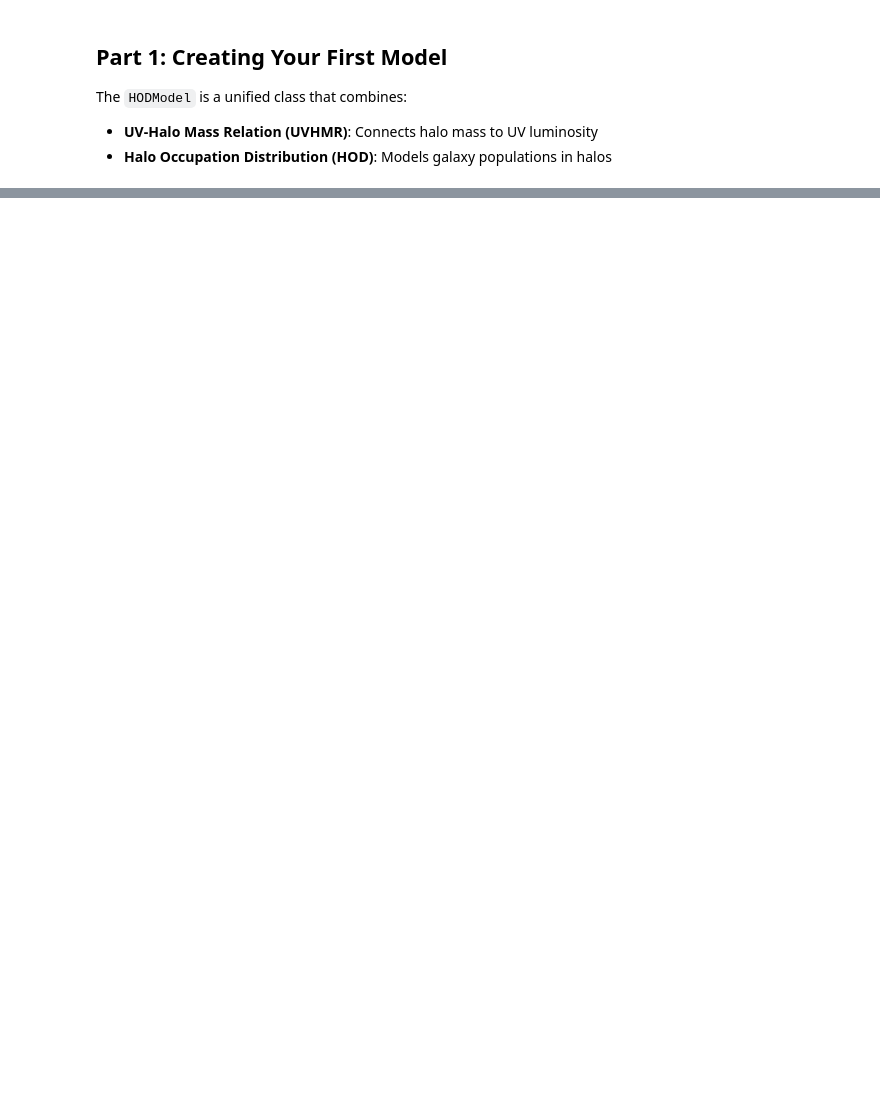
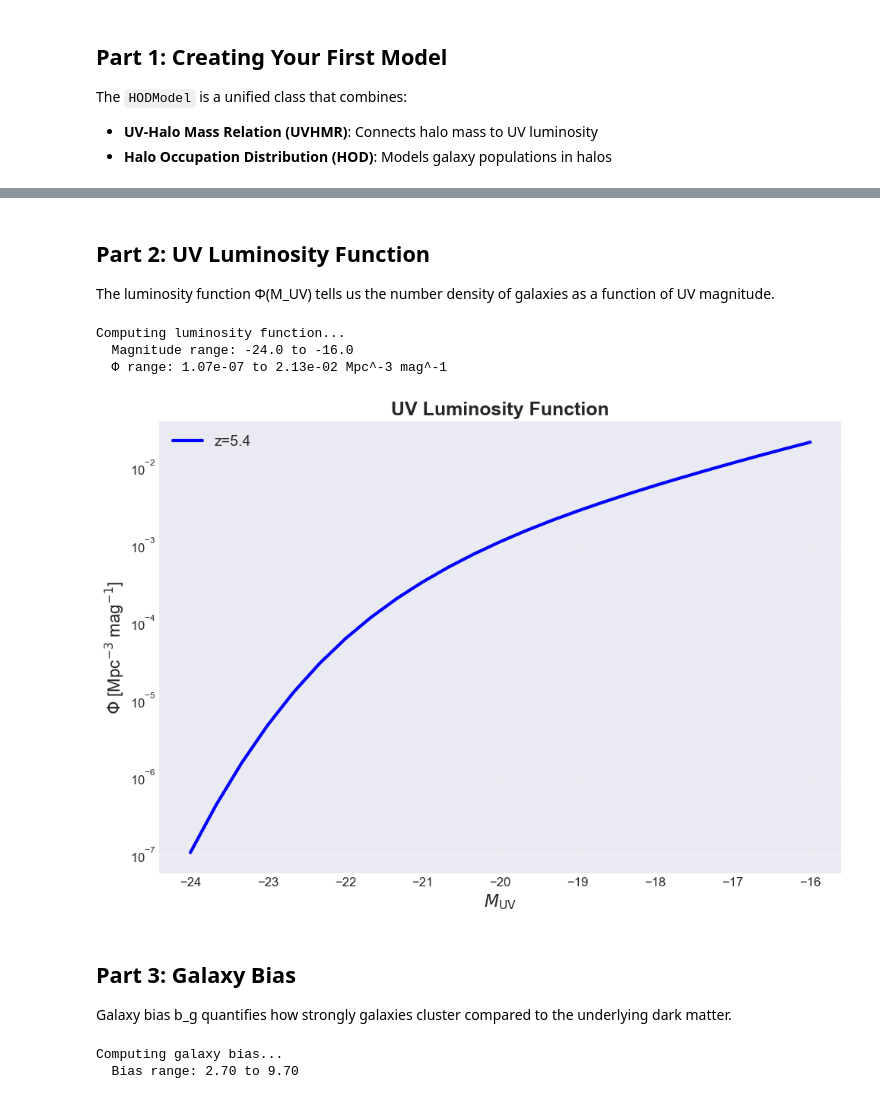
Before and after one commit to mShuntov/uvlf-hod, a Jupyter notebook: examples/basic_usage.ipynb, the cells around one changed output, grey strips where cells are left out. Drawn from its saved outputs; the diff is of its cells as text; code cells hidden in the pictures; blank space fills up the shorter version.

```diff
--- a/examples/basic_usage.ipynb
+++ b/examples/basic_usage.ipynb
@@ -434,0 +35,17 @@ UVHMR Parameters:
+# %%
+# Create a complete model with all parameters
+# Using best-fit values from Shuntov et al. (in prep) at z~5.4
+model = HODModel(
+    z=5.4,           # Redshift
+    eps0=0.19,       # Star formation efficiency
+    Mc=10**11.64,    # Characteristic halo mass [M_sun]
+    a=0.69,          # Low-mass slope (beta)
+    b=0.65,          # High-mass slope (gamma)
+    sigma_UV=0.69,   # UV magnitude scatter [mag]
+    Mcut=10**9.57,   # Satellite cutoff mass [M_sun]
+    Msat=10**12.65,  # Satellite normalization [M_sun]
+    asat=0.85,       # Satellite power-law slope
+    add_dust=True    # Include dust attenuation
+)
+
+print(model)
@@ -434,0 +70,47 @@ UVHMR Parameters:
+# %% [markdown]
+## Part 2: UV Luminosity Function
+
+The luminosity function Φ(M_UV) tells us the number density of galaxies as a function of UV magnitude.
+# %%
+# Define magnitude range
+MUV = np.linspace(-24, -16, 25)
+
+# Compute luminosity function
+print("Computing luminosity function...")
+phi = model.luminosity_function(MUV)
+
+print(f"  Magnitude range: {MUV.min():.1f} to {MUV.max():.1f}")
+print(f"  Φ range: {phi.min():.2e} to {phi.max():.2e} Mpc^-3 mag^-1")
+# %% [output]
+Computing luminosity function...
+  Magnitude range: -24.0 to -16.0
+  Φ range: 1.07e-07 to 2.13e-02 Mpc^-3 mag^-1
+# %%
+# Plot the luminosity function
+fig, ax = plt.subplots(figsize=(10, 7))
+
+ax.semilogy(MUV, phi, 'b-', linewidth=3, label=f'z={model.z}')
+ax.set_xlabel(r'$M_{\rm UV}$', fontsize=16)
+ax.set_ylabel(r'$\Phi$ [Mpc$^{-3}$ mag$^{-1}$]', fontsize=16)
+ax.set_title('UV Luminosity Function', fontsize=18, fontweight='bold')
+ax.legend(fontsize=14)
+ax.grid(True, alpha=0.3)
+ax.tick_params(labelsize=12)
+
+plt.tight_layout()
+plt.show()
+# %% [output]
+[figure, added]
+# %% [markdown]
+## Part 3: Galaxy Bias
+
+Galaxy bias b_g quantifies how strongly galaxies cluster compared to the underlying dark matter.
+# %%
+# Compute galaxy bias
+print("Computing galaxy bias...")
+bias = model.galaxy_bias(MUV)
+
+print(f"  Bias range: {bias.min():.2f} to {bias.max():.2f}")
+# %% [output]
+Computing galaxy bias...
+  Bias range: 2.70 to 9.70
```
Also changed, not shown: parts of 39 cells of this notebook, 6 other files.
